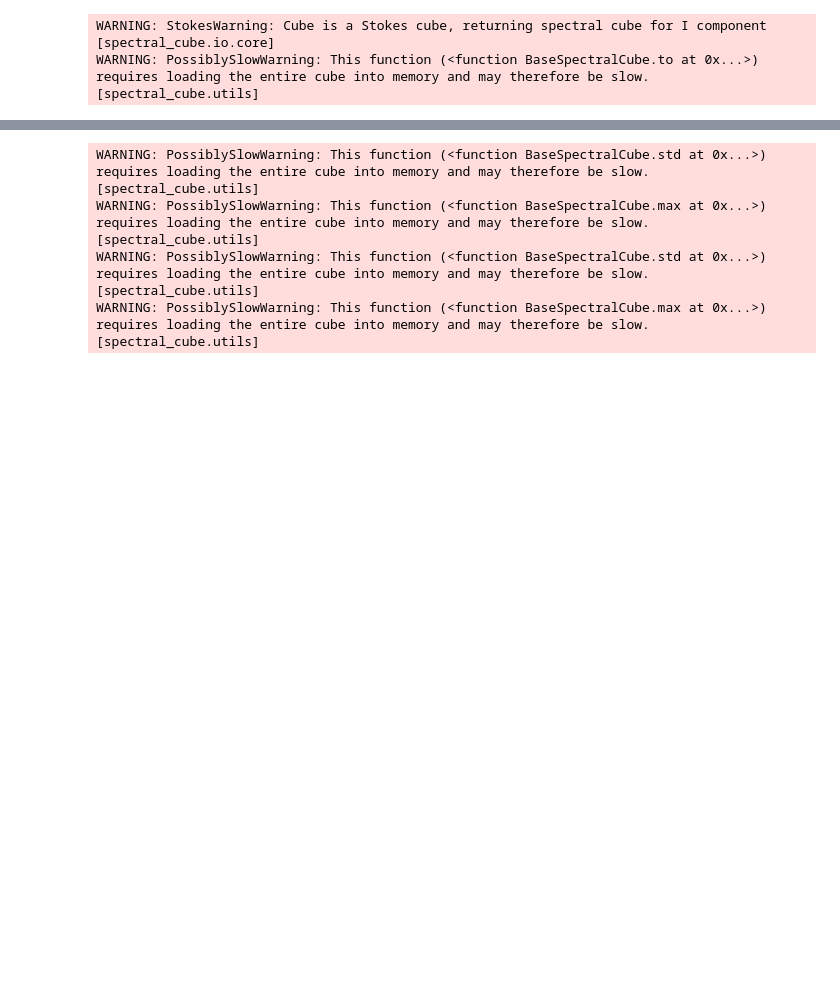
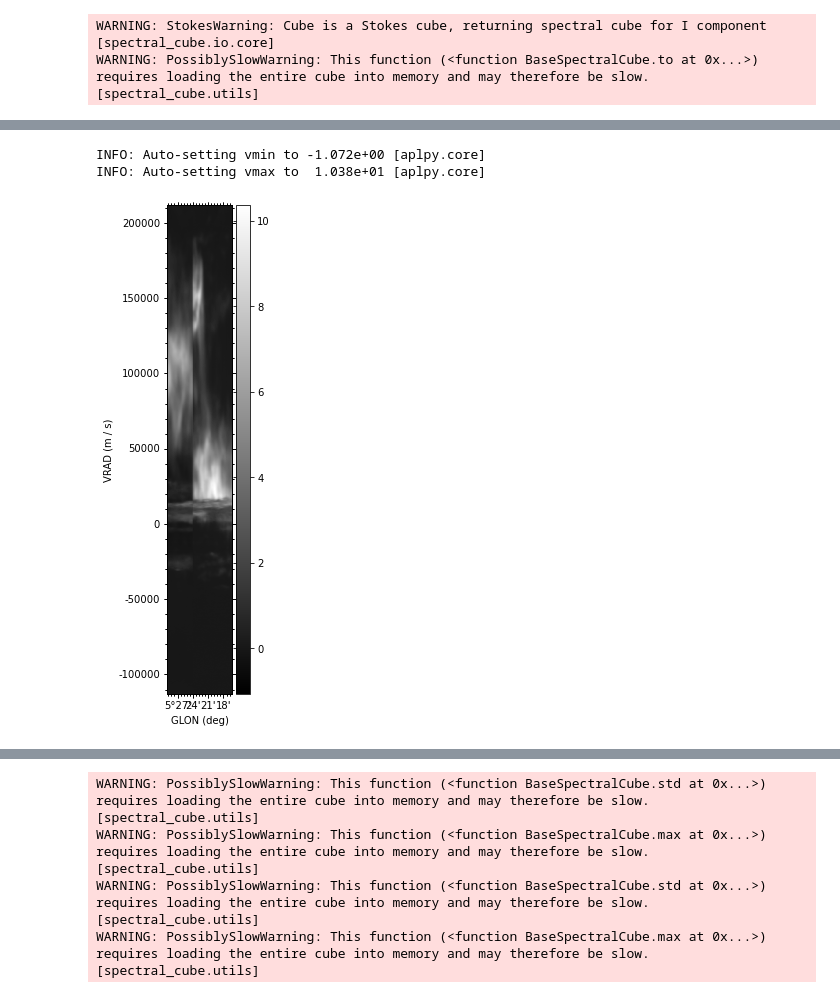
Before and after one commit to SpacialTree/clouds-g5-b1, a Jupyter notebook: NewMomentMaps.ipynb, the cells around one changed output, grey strips where cells are left out. Drawn from its saved outputs; the diff is of its cells as text; code cells hidden in the pictures; blank space fills up the shorter version.

```diff
--- a/NewMomentMaps.ipynb
+++ b/NewMomentMaps.ipynb
@@ -66,3 +66,6 @@ def noise_mask_slab(cube, vmin, vmax, level, cut1, cut2):
     return spatial_mask
 # %%
 cube_17.allow_huge_operations=True
+# %%
+cube_17.mean(axis=1).quicklook()
+# %% [output]
@@ -69,3 +73,6 @@ cube_17.allow_huge_operations=True
+INFO: Auto-setting vmin to -1.072e+00 [aplpy.core]
+INFO: Auto-setting vmax to  1.038e+01 [aplpy.core]
+[figure, added]
 # %%
 mask_17 = noise_mask(cube_17, -100*u.km/u.second, -50 *u.km/u.second, 5)
 mask_23 = noise_mask(cube_23, 180*u.km/u.second, 220 *u.km/u.second, 5)
```
Also changed, not shown: parts of 1 cell of this notebook, 3 other files.
